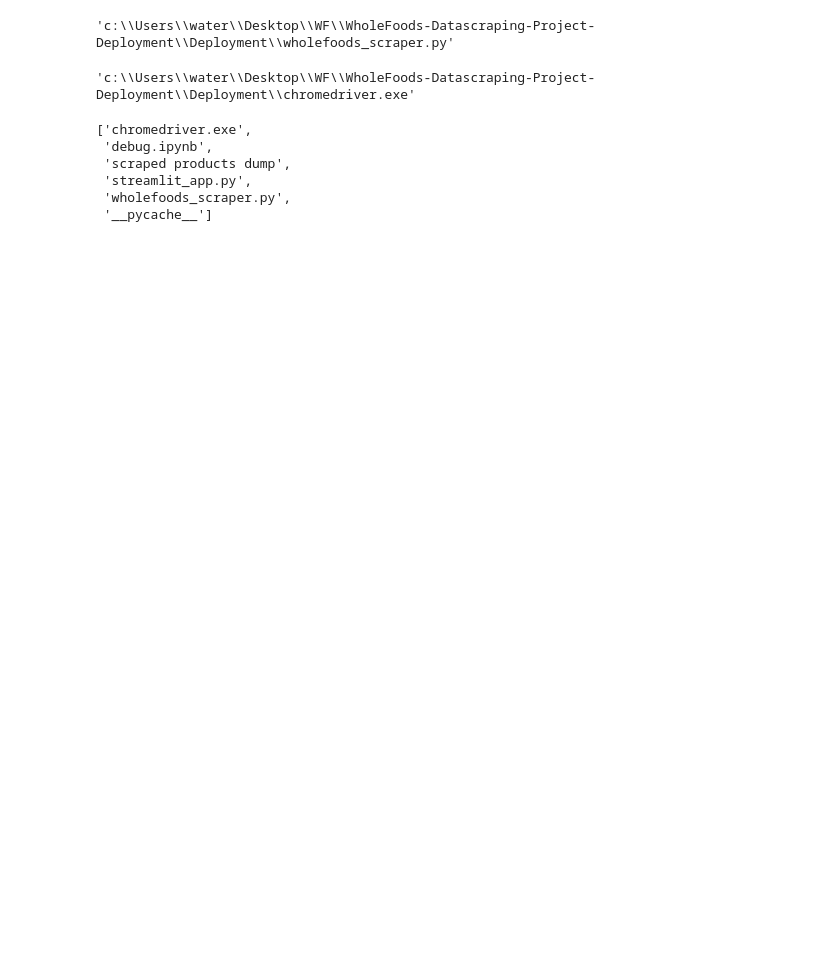
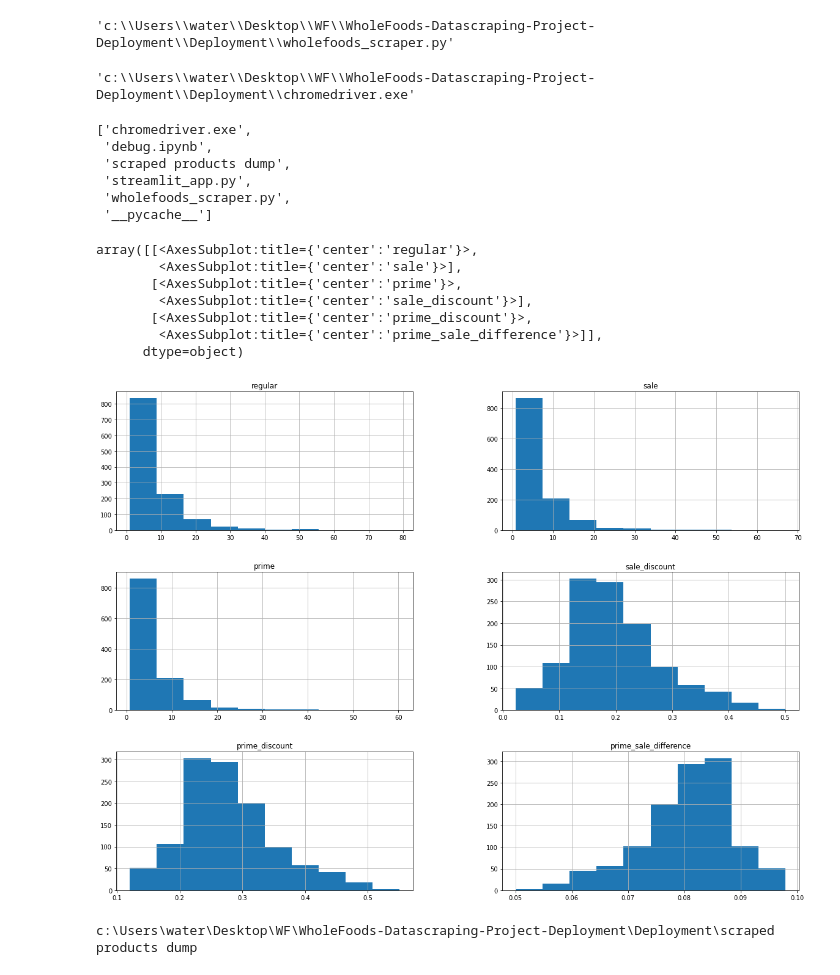
Before and after one commit to YoussefSultan/WholeFoods-Datascraping-Project-Deployment, a Jupyter notebook: Deployment/debug.ipynb, the cells around one changed output. Drawn from its saved outputs; the diff is of its cells as text; code cells hidden in the pictures; blank space fills up the shorter version.

```diff
--- a/Deployment/debug.ipynb
+++ b/Deployment/debug.ipynb
@@ -103,3 +103,25 @@ files
 # %%
 cwd = os.getcwd()
 driver_dir = cwd + "\chromedriver.exe"
+# %%
+df.hist(figsize=(20,15))
+# %% [output]
+array([[<AxesSubplot:title={'center':'regular'}>,
+        <AxesSubplot:title={'center':'sale'}>],
+       [<AxesSubplot:title={'center':'prime'}>,
+        <AxesSubplot:title={'center':'sale_discount'}>],
+       [<AxesSubplot:title={'center':'prime_discount'}>,
+        <AxesSubplot:title={'center':'prime_sale_difference'}>]],
+      dtype=object)
+[figure, added]
+# %%
+  try:                                         #
+    MY_DIR = pathlib.Path(__file__).parent     #
+  except NameError:                            #
+    MY_DIR = pathlib.Path(os.getcwd()) # if not running as .py the directory is hardcoded locally
+  #--------------------------------------------#
+  path = MY_DIR / 'scraped products dump'
+  locpath = MY_DIR / 'scraped products dump' / 'location'
+print(str(path))
+# %% [output]
+c:\Users\water\Desktop\WF\WholeFoods-Datascraping-Project-Deployment\Deployment\scraped products dump
```
Also changed, not shown: parts of 23 cells of this notebook, 1 other file.
